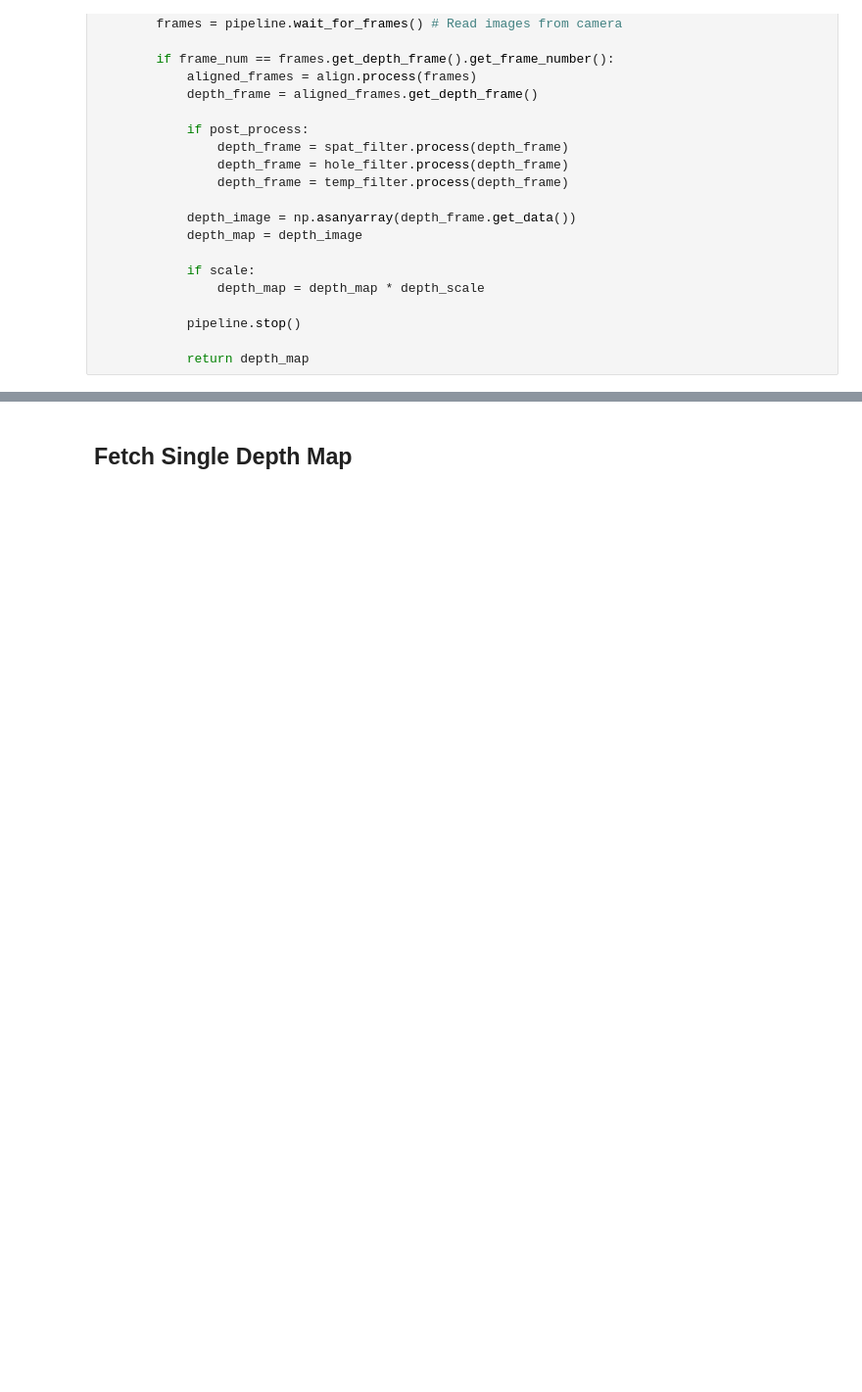
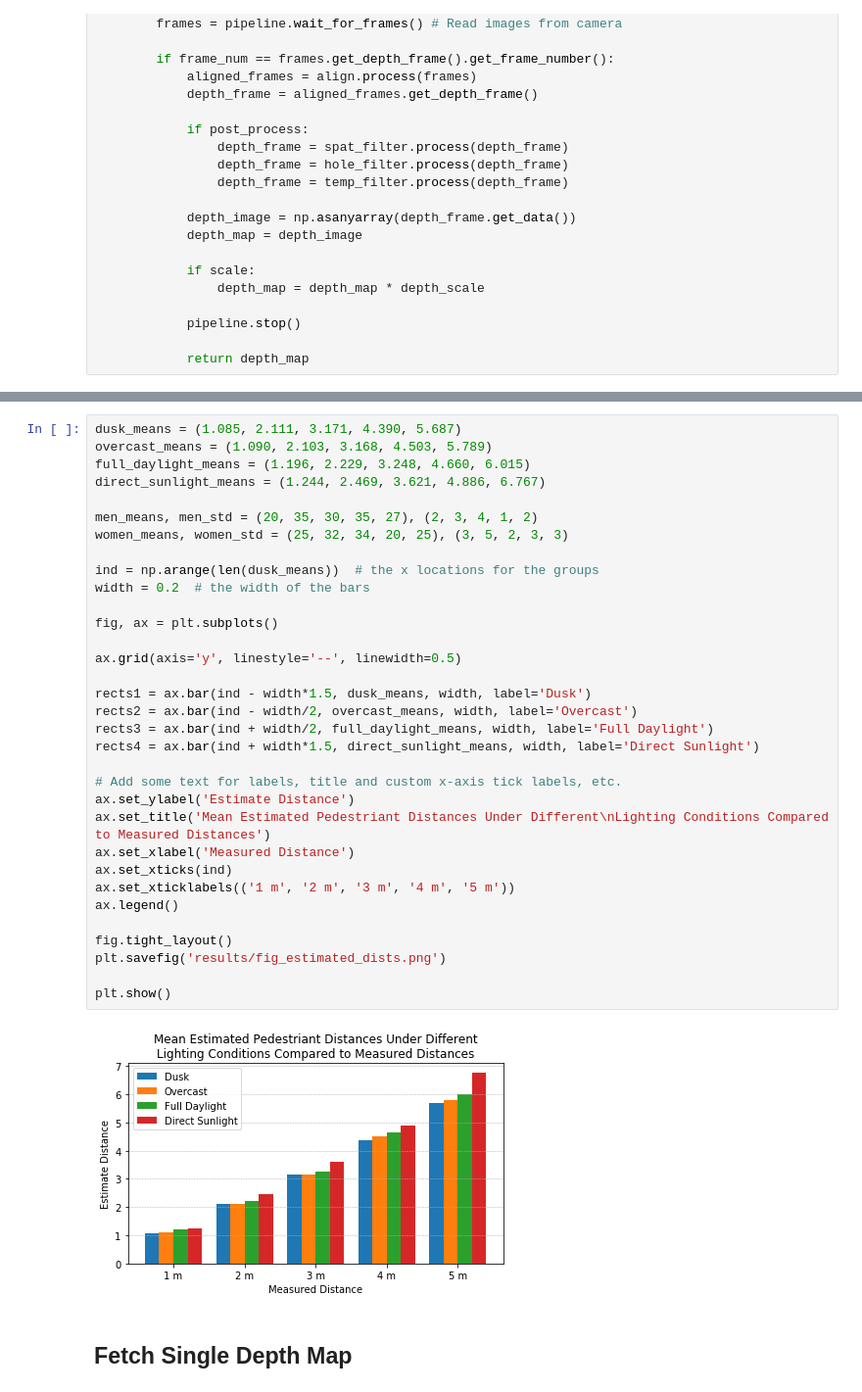
Before and after one commit to adamtupper/pedestrian-proximity-detector, a Jupyter notebook: model_evaluation.ipynb, the cells around one changed output, grey strips where cells are left out. Shown: that part at 98% size. Saved outputs shown, nothing was run; the diff lists cells and outputs as text; blank space fills up the shorter version.

```diff
--- a/model_evaluation.ipynb
+++ b/model_evaluation.ipynb
@@ -233,3 +238,38 @@ Mean Distance Estimate: nan (nan)        [test]
+# %%
+dusk_means = (1.085, 2.111, 3.171, 4.390, 5.687)
+overcast_means = (1.090, 2.103, 3.168, 4.503, 5.789)
+full_daylight_means = (1.196, 2.229, 3.248, 4.660, 6.015)
+direct_sunlight_means = (1.244, 2.469, 3.621, 4.886, 6.767)
+
+men_means, men_std = (20, 35, 30, 35, 27), (2, 3, 4, 1, 2)
+women_means, women_std = (25, 32, 34, 20, 25), (3, 5, 2, 3, 3)
+
+ind = np.arange(len(dusk_means))  # the x locations for the groups
+width = 0.2  # the width of the bars
+
+fig, ax = plt.subplots()
+
+ax.grid(axis='y', linestyle='--', linewidth=0.5)
+
+rects1 = ax.bar(ind - width*1.5, dusk_means, width, label='Dusk')
+rects2 = ax.bar(ind - width/2, overcast_means, width, label='Overcast')
+rects3 = ax.bar(ind + width/2, full_daylight_means, width, label='Full Daylight')
+rects4 = ax.bar(ind + width*1.5, direct_sunlight_means, width, label='Direct Sunlight')
+
+# Add some text for labels, title and custom x-axis tick labels, etc.
+ax.set_ylabel('Estimate Distance')
+ax.set_title('Mean Estimated Pedestriant Distances Under Different\nLighting Conditions Compared to Measured Distances')
+ax.set_xlabel('Measured Distance')
+ax.set_xticks(ind)
+ax.set_xticklabels(('1 m', '2 m', '3 m', '4 m', '5 m'))
+ax.legend()
+
+fig.tight_layout()
+plt.savefig('results/fig_estimated_dists.png')
+
+plt.show()
+# %% [output]
+[figure, added]
 # %% [markdown]
 ## Fetch Single Depth Map
 # %%
```
Also changed, not shown: parts of 4 cells of this notebook, 1 other file.
